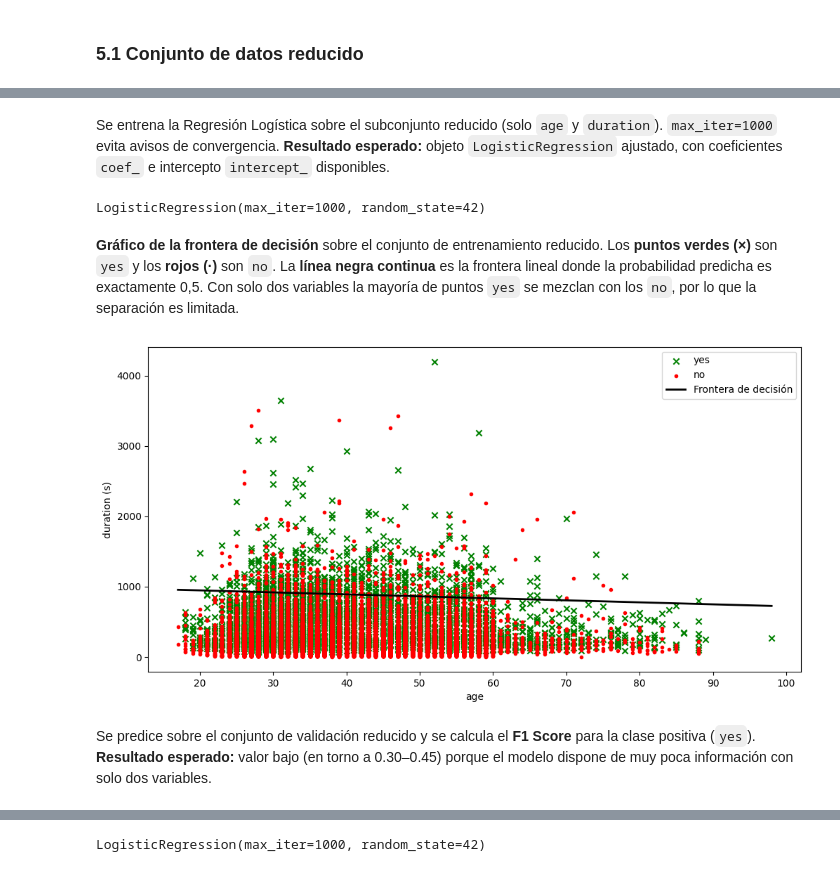
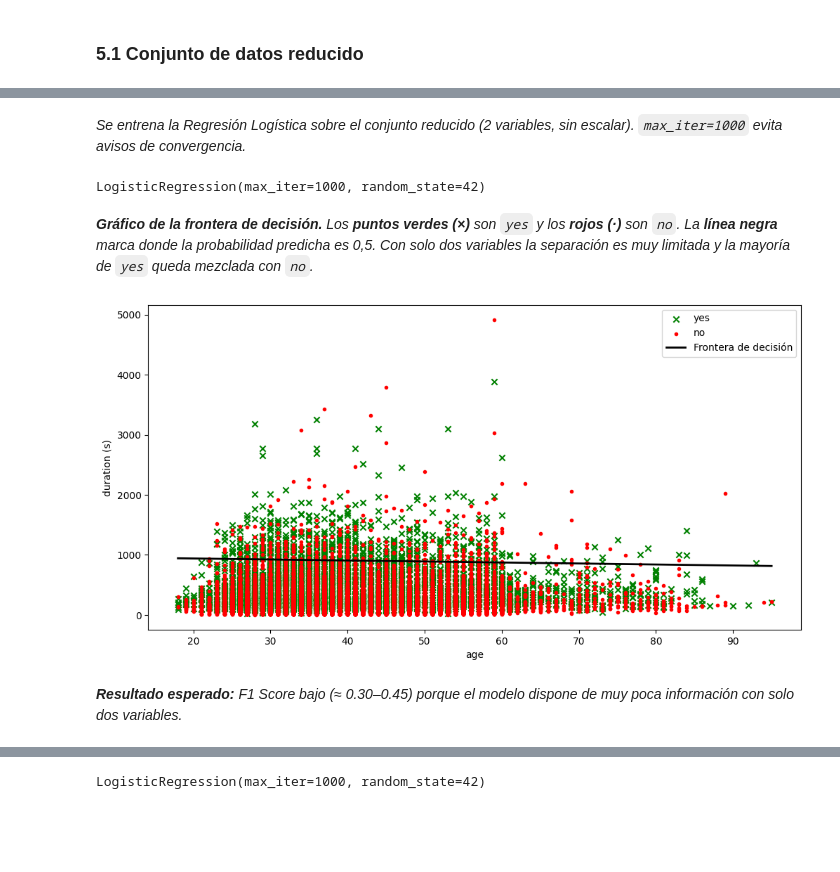
Before and after one commit to Ariellopez21/topicos-d, a Jupyter notebook: tarea_4/Regresion_Logistica_Campana_Bancaria.ipynb, the cells around one changed output, grey strips where cells are left out. Saved outputs shown, nothing was run; the diff lists cells and outputs as text; code cells hidden in the pictures; blank space fills up the shorter version.

```diff
--- a/tarea_4/Regresion_Logistica_Campana_Bancaria.ipynb
+++ b/tarea_4/Regresion_Logistica_Campana_Bancaria.ipynb
@@ -103,5 +85,5 @@ Se carga el dataset desde el archivo CSV. El parámetro `sep=";"` es necesario p
 # %%
-df = pd.read_csv("bank-additional-full.csv", sep=";")
+df = pd.read_csv('bank-full.csv', sep=';')
 # %% [markdown]
 ## 2. Visualización preliminar de la información
 # %% [markdown]
@@ -242,0 +198,5 @@ Se aplica el imputador a los tres subconjuntos y se restaura el resultado como `
+# %%
+cat_cols = X_train.select_dtypes(include='object').columns.tolist()
+num_cols = X_train.select_dtypes(exclude='object').columns.tolist()
+print('Categóricas:', cat_cols)
+print('Numéricas  :', num_cols)
@@ -242,0 +229,4 @@ Se aplica el imputador a los tres subconjuntos y se restaura el resultado como `
+# %%
+X_train_prep = pd.concat([X_train[num_cols], X_train_cat], axis=1)
+X_val_prep   = pd.concat([X_val[num_cols],   X_val_cat],   axis=1)
+X_test_prep  = pd.concat([X_test[num_cols],  X_test_cat],  axis=1)
@@ -243,10 +235,5 @@ Se aplica el imputador a los tres subconjuntos y se restaura el resultado como `
 # %%
-X_train_prep = pd.DataFrame(
-    imputer.fit_transform(X_train_prep),
-    columns=X_train_prep.columns, index=y_train.index)
-X_val_prep = pd.DataFrame(
-    imputer.fit_transform(X_val_prep),
-    columns=X_val_prep.columns, index=y_val.index)
-X_test_prep = pd.DataFrame(
-    imputer.fit_transform(X_test_prep),
-    columns=X_test_prep.columns, index=y_test.index)
+imputer = SimpleImputer(strategy='median')
+X_train_prep = pd.DataFrame(imputer.fit_transform(X_train_prep), columns=X_train_prep.columns, index=X_train_prep.index)
+X_val_prep   = pd.DataFrame(imputer.transform(X_val_prep),       columns=X_val_prep.columns,   index=X_val_prep.index)
+X_test_prep  = pd.DataFrame(imputer.transform(X_test_prep),      columns=X_test_prep.columns,  index=X_test_prep.index)
@@ -305,27 +273,21 @@ X_train_reduced
 # %% [markdown]
-Se entrena la Regresión Logística sobre el subconjunto reducido (solo `age` y `duration`). `max_iter=1000` evita avisos de convergencia. **Resultado esperado:** objeto `LogisticRegression` ajustado, con coeficientes `coef_` e intercepto `intercept_` disponibles.
+_Se entrena la Regresión Logística sobre el conjunto reducido (2 variables, sin escalar). `max_iter=1000` evita avisos de convergencia._
 # %%
 log_reg = LogisticRegression(random_state=42, max_iter=1000)
 log_reg.fit(X_train_reduced, y_train)
 # %% [output]
 LogisticRegression(max_iter=1000, random_state=42)
 # %% [markdown]
-**Gráfico de la frontera de decisión** sobre el conjunto de entrenamiento reducido. Los **puntos verdes (×)** son `yes` y los **rojos (·)** son `no`. La **línea negra continua** es la frontera lineal donde la probabilidad predicha es exactamente 0,5. Con solo dos variables la mayoría de puntos `yes` se mezclan con los `no`, por lo que la separación es limitada.
+_**Gráfico de la frontera de decisión.** Los **puntos verdes (×)** son `yes` y los **rojos (·)** son `no`. La **línea negra** marca donde la probabilidad predicha es 0,5. Con solo dos variables la separación es muy limitada y la mayoría de `yes` queda mezclada con `no`._
 # %%
 plt.figure(figsize=(12, 6))
-plt.scatter(X_train_reduced["age"][y_train == "yes"],
-            X_train_reduced["duration"][y_train == "yes"], c="g", marker="x", label="yes")
-plt.scatter(X_train_reduced["age"][y_train == "no"],
-            X_train_reduced["duration"][y_train == "no"], c="r", marker=".", label="no")
-plot_lr_decision_boundary(log_reg,
-    X_train_reduced["age"].min(), X_train_reduced["age"].max())
-plt.xlabel("age")
-plt.ylabel("duration (s)")
-plt.legend()
-plt.show()
+plt.scatter(X_train_reduced['age'][y_train=='yes'], X_train_reduced['duration'][y_train=='yes'], c='g', marker='x', label='yes')
+plt.scatter(X_train_reduced['age'][y_train=='no'],  X_train_reduced['duration'][y_train=='no'],  c='r', marker='.', label='no')
+plot_lr_decision_boundary(log_reg, X_train_reduced['age'].min(), X_train_reduced['age'].max())
+plt.xlabel('age'); plt.ylabel('duration (s)'); plt.legend(); plt.show()
 # %% [output]
-[figure, old version]
+[figure, new version]
 # %% [markdown]
-Se predice sobre el conjunto de validación reducido y se calcula el **F1 Score** para la clase positiva (`yes`). **Resultado esperado:** valor bajo (en torno a 0.30–0.45) porque el modelo dispone de muy poca información con solo dos variables.
+_**Resultado esperado:** F1 Score bajo (≈ 0.30–0.45) porque el modelo dispone de muy poca información con solo dos variables._
 # %%
 y_pred = log_reg.predict(X_val_reduced)
```
Also changed, not shown: parts of 108 cells of this notebook, 3 other files.
